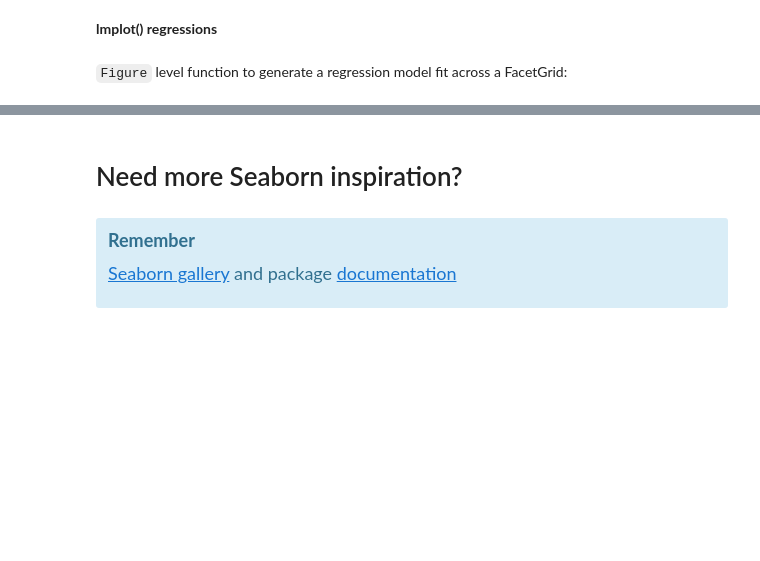
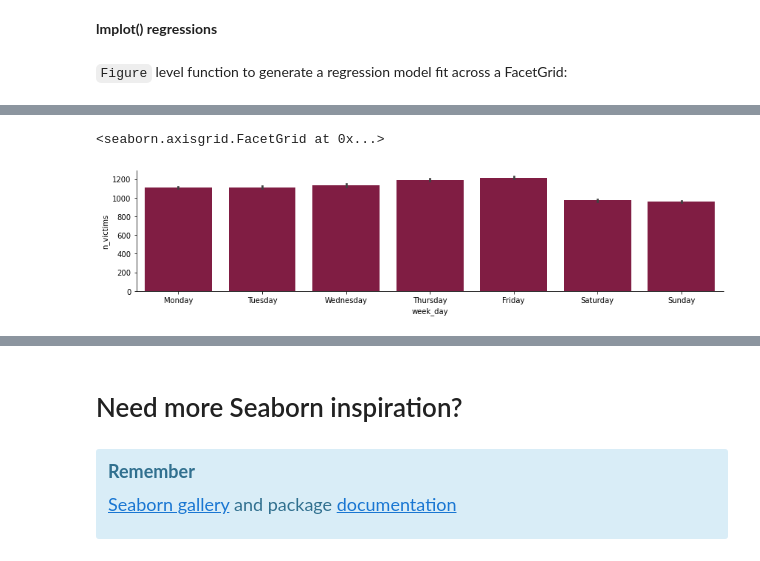
Before and after one commit to jorisvandenbossche/course-python-data, a Jupyter notebook: notebooks/visualization_02_seaborn.ipynb, the cells around one changed output, grey strips where cells are left out. Cells and saved outputs as stored; diff of their text form; code cells hidden in the pictures; blank space fills up the shorter version.

```diff
--- a/notebooks/visualization_02_seaborn.ipynb
+++ b/notebooks/visualization_02_seaborn.ipynb
@@ -332,0 +460,27 @@ g = sns.lmplot(
+# %%
+# Convert weekday to Pandas categorical data type
+casualties["week_day"] = pd.Categorical(
+    casualties["week_day"],
+    categories=["Monday", "Tuesday", "Wednesday",
+                "Thursday", "Friday", "Saturday", "Sunday"],
+    ordered=True
+)
+# %%
+fl_motowar_20s = casualties[(casualties["region"]=="Flemish Region") &
+                            (casualties["road_type"] == "Motorway") &
+                            (casualties["road_user_type"] =="Passenger car") &
+                            (casualties["victim_type"] =="Driver") &
+                            (casualties["age"].isin(["30 - 34", "35 - 39"]))
+                           ]
+# %%
+sns.catplot(data=fl_motowar_20s,
+            x="week_day",
+            y="n_victims",
+            estimator=np.sum,
+            kind="bar",
+            color="#900C3F",
+            height=3,
+            aspect=4)
+# %% [output]
+<seaborn.axisgrid.FacetGrid at 0x...>
+[figure, added]
```
Also changed, not shown: parts of 30 cells of this notebook, 1 other file.
